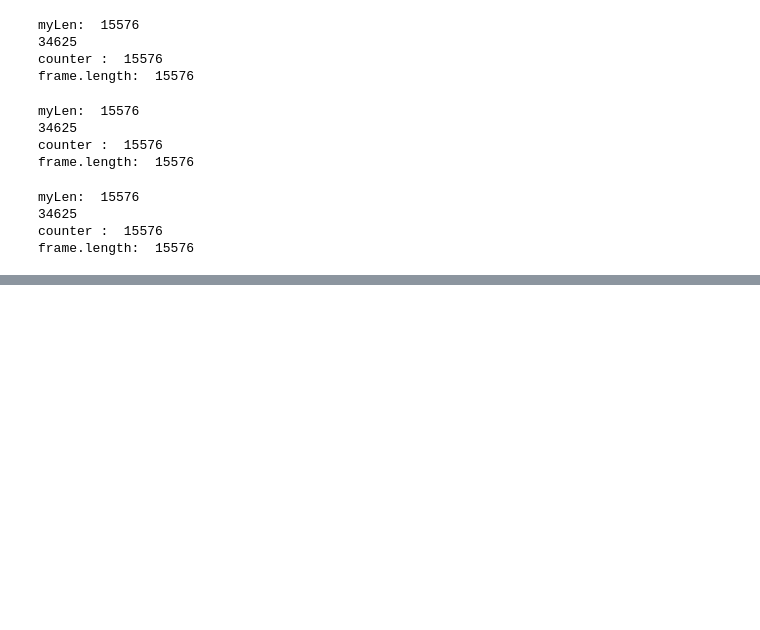
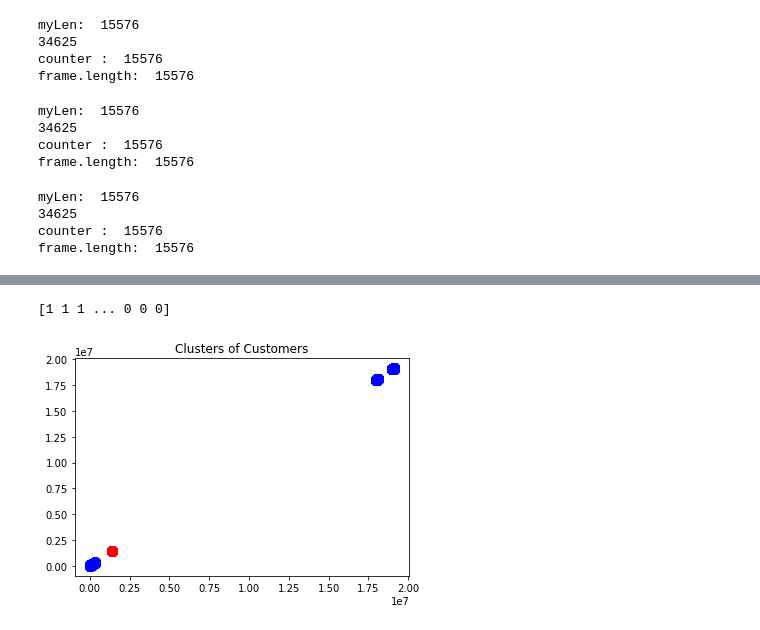
Before and after one commit to mverma40/MachineLearning4641B, a Jupyter notebook: MLHousingPrices.ipynb, the cells around one changed output, grey strips where cells are left out. Drawn from its saved outputs; the diff is of its cells as text; code cells hidden in the pictures; blank space fills up the shorter version.

```diff
--- a/MLHousingPrices.ipynb
+++ b/MLHousingPrices.ipynb
@@ -511,0 +529,26 @@ kmeans = KMeans(n_clusters=4, random_state=0).fit(tester)
+# %%
+kmeans = KMeans(n_clusters=2, init ='k-means++', max_iter=300, n_init=10,random_state=0 )
+
+
+predictions = kmeans.fit_predict(pufFinal)
+
+# unique, counts = np.unique(predictions, return_counts = True)
+# counts = counts.reshape(1,2)
+
+# countscldf = pd.DataFrame(counts, columns = ["Cluster 0", "Cluster 1"])
+
+# countscldf
+print(predictions)
+
+plt.scatter(pufFinal[predictions==0], pufFinal[predictions==0], s=100, c='red', label ='Cluster 1')
+plt.scatter(pufFinal[predictions==1], pufFinal[predictions==1], s=100, c='blue', label ='Cluster 2')
+
+
+# plt.scatter(kmeans.cluster_centers_[:, 0], kmeans.cluster_centers_[:, 1], s=300, c='yellow', label = 'Centroids')
+plt.title('Clusters of Customers')
+# plt.xlabel('Annual Income(k$)')
+# plt.ylabel('Spending Score(1-100')
+plt.show()
+# %% [output]
+[1 1 1 ... 0 0 0]
+[figure, added]
```
Also changed, not shown: parts of 17 cells of this notebook.
